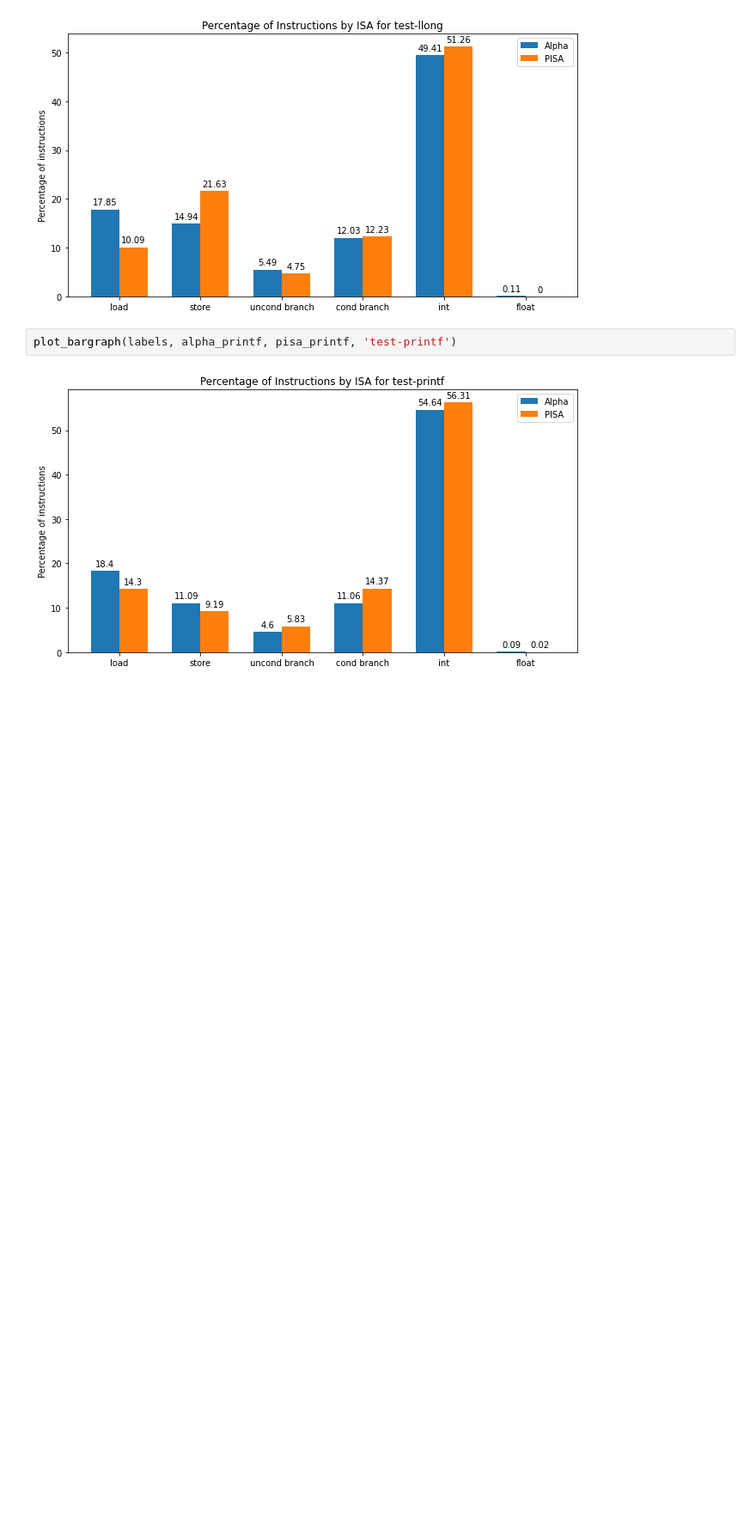
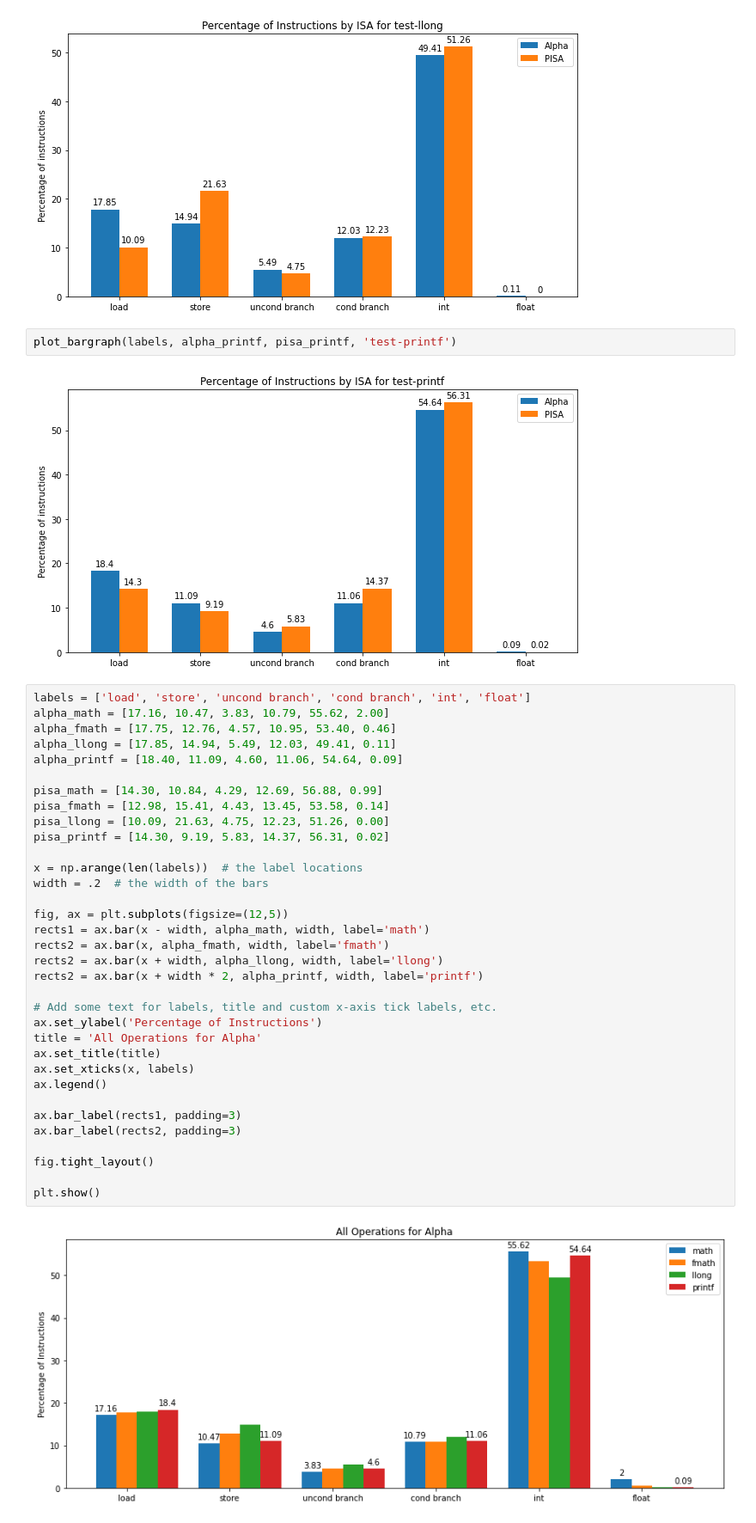
Before and after one commit to rimon15/csci6461, a Jupyter notebook: project1/a1_histogram.ipynb, the cells around one changed output. Shown at 86% size. Cells and saved outputs as stored; diff of their text form; blank space fills up the shorter version.

```diff
--- a/project1/a1_histogram.ipynb
+++ b/project1/a1_histogram.ipynb
@@ -50,3 +61,39 @@ plot_bargraph(labels, alpha_llong, pisa_llong, 'test-llong')
 plot_bargraph(labels, alpha_printf, pisa_printf, 'test-printf')
 # %% [output]
 [figure]
+# %%
+labels = ['load', 'store', 'uncond branch', 'cond branch', 'int', 'float']
+alpha_math = [17.16, 10.47, 3.83, 10.79, 55.62, 2.00]
+alpha_fmath = [17.75, 12.76, 4.57, 10.95, 53.40, 0.46]
+alpha_llong = [17.85, 14.94, 5.49, 12.03, 49.41, 0.11]
+alpha_printf = [18.40, 11.09, 4.60, 11.06, 54.64, 0.09]
+
+pisa_math = [14.30, 10.84, 4.29, 12.69, 56.88, 0.99]
+pisa_fmath = [12.98, 15.41, 4.43, 13.45, 53.58, 0.14]
+pisa_llong = [10.09, 21.63, 4.75, 12.23, 51.26, 0.00]
+pisa_printf = [14.30, 9.19, 5.83, 14.37, 56.31, 0.02]
+
+x = np.arange(len(labels))  # the label locations
+width = .2  # the width of the bars
+
+fig, ax = plt.subplots(figsize=(12,5))
+rects1 = ax.bar(x - width, alpha_math, width, label='math')
+rects2 = ax.bar(x, alpha_fmath, width, label='fmath')
+rects2 = ax.bar(x + width, alpha_llong, width, label='llong')
+rects2 = ax.bar(x + width * 2, alpha_printf, width, label='printf')
+
+# Add some text for labels, title and custom x-axis tick labels, etc.
+ax.set_ylabel('Percentage of Instructions')
+title = 'All Operations for Alpha'
+ax.set_title(title)
+ax.set_xticks(x, labels)
+ax.legend()
+
+ax.bar_label(rects1, padding=3)
+ax.bar_label(rects2, padding=3)
+
+fig.tight_layout()
+
+plt.show()
+# %% [output]
+[figure, added]
```
Also changed, not shown: parts of 3 cells of this notebook.
